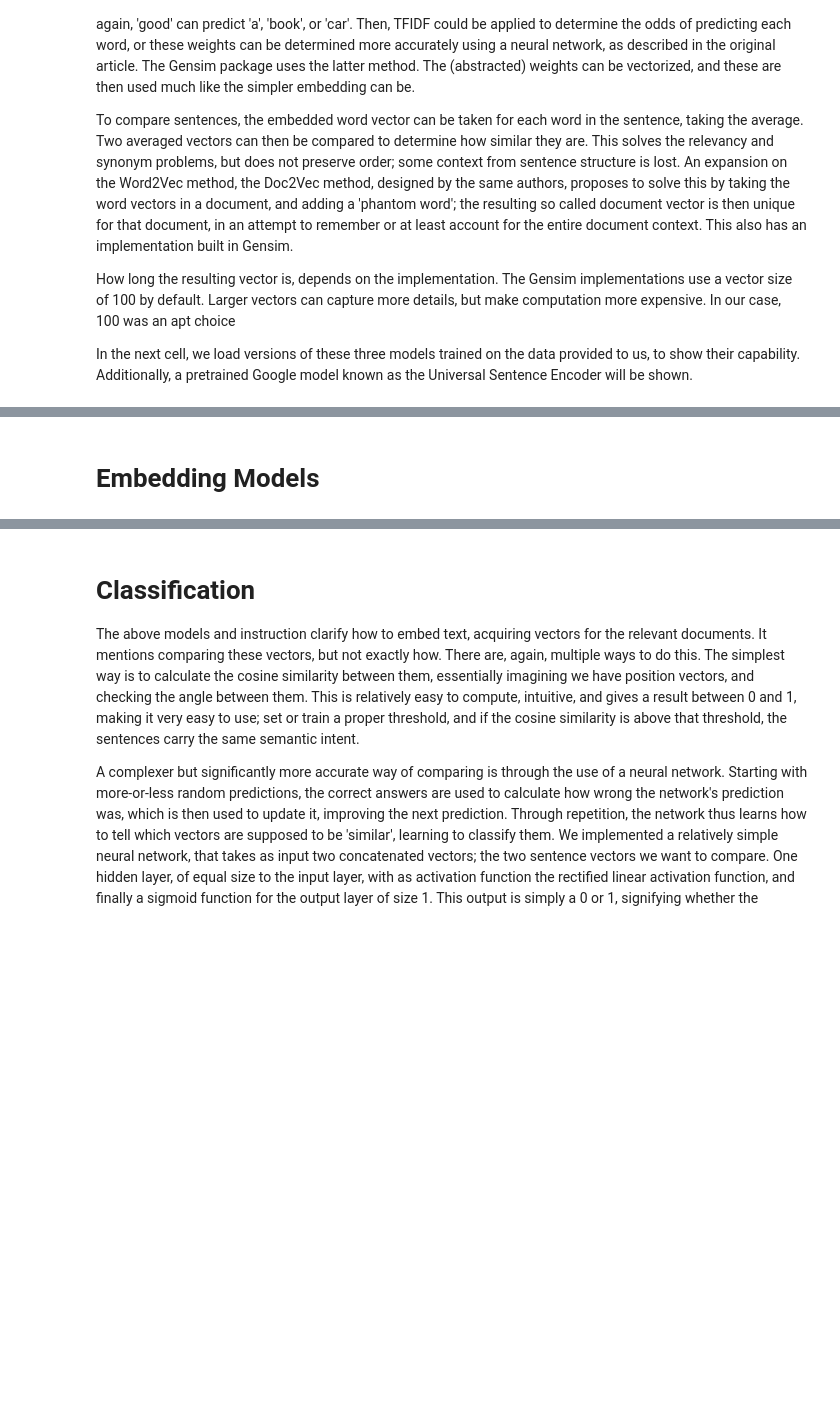
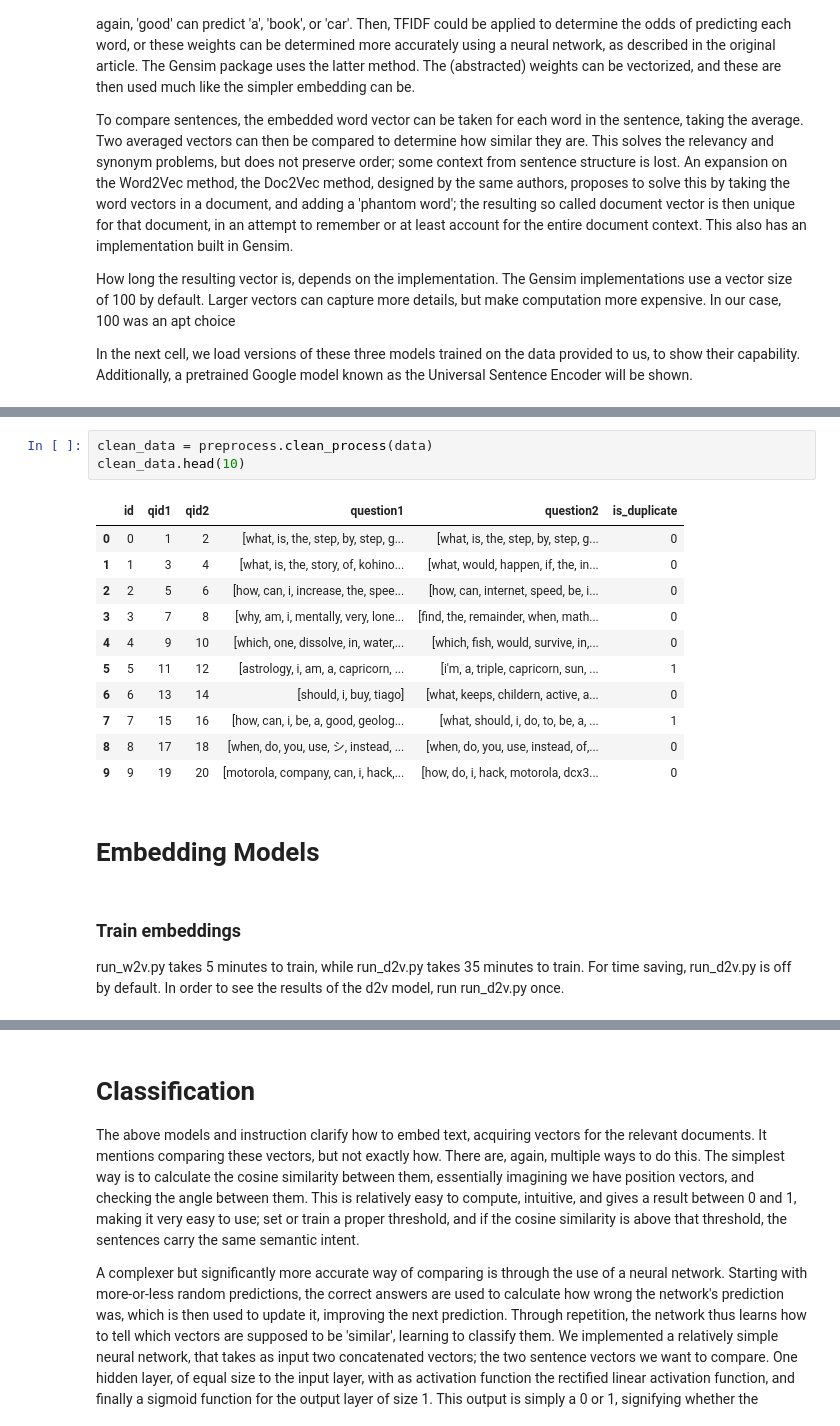
Before and after one commit to ckattenberg/semantic_similarity, a Jupyter notebook: Example_Notebook.ipynb, the cells around one changed output, grey strips where cells are left out. Cells and saved outputs as stored; diff of their text form; blank space fills up the shorter version.

```diff
--- a/Example_Notebook.ipynb
+++ b/Example_Notebook.ipynb
@@ -20,2 +48,20 @@ In the next cell, we load versions of these three models trained on the data pro
+# %%
+clean_data = preprocess.clean_process(data)
+clean_data.head(10)
+# %% [output]
+|  | id | qid1 | qid2 | question1 | question2 | is_duplicate |
+| 0 | 0 | 1 | 2 | [what, is, the, step, by, step, g... | [what, is, the, step, by, step, g... | 0 |
+| 1 | 1 | 3 | 4 | [what, is, the, story, of, kohino... | [what, would, happen, if, the, in... | 0 |
+| 2 | 2 | 5 | 6 | [how, can, i, increase, the, spee... | [how, can, internet, speed, be, i... | 0 |
+| 3 | 3 | 7 | 8 | [why, am, i, mentally, very, lone... | [find, the, remainder, when, math... | 0 |
+| 4 | 4 | 9 | 10 | [which, one, dissolve, in, water,... | [which, fish, would, survive, in,... | 0 |
+| 5 | 5 | 11 | 12 | [astrology, i, am, a, capricorn, ... | [i'm, a, triple, capricorn, sun, ... | 1 |
+| 6 | 6 | 13 | 14 | [should, i, buy, tiago] | [what, keeps, childern, active, a... | 0 |
+| 7 | 7 | 15 | 16 | [how, can, i, be, a, good, geolog... | [what, should, i, do, to, be, a, ... | 1 |
+| 8 | 8 | 17 | 18 | [when, do, you, use, シ, instead, ... | [when, do, you, use, instead, of,... | 0 |
+| 9 | 9 | 19 | 20 | [motorola, company, can, i, hack,... | [how, do, i, hack, motorola, dcx3... | 0 |
 # %% [markdown]
 # Embedding Models
+# %% [markdown]
+### Train embeddings
+run_w2v.py takes 5 minutes to train, while run_d2v.py takes 35 minutes to train. For time saving, run_d2v.py is off by default. In order to see the results of the d2v model, run run_d2v.py once.
```
Also changed, not shown: parts of 14 cells of this notebook, 2 other files.
